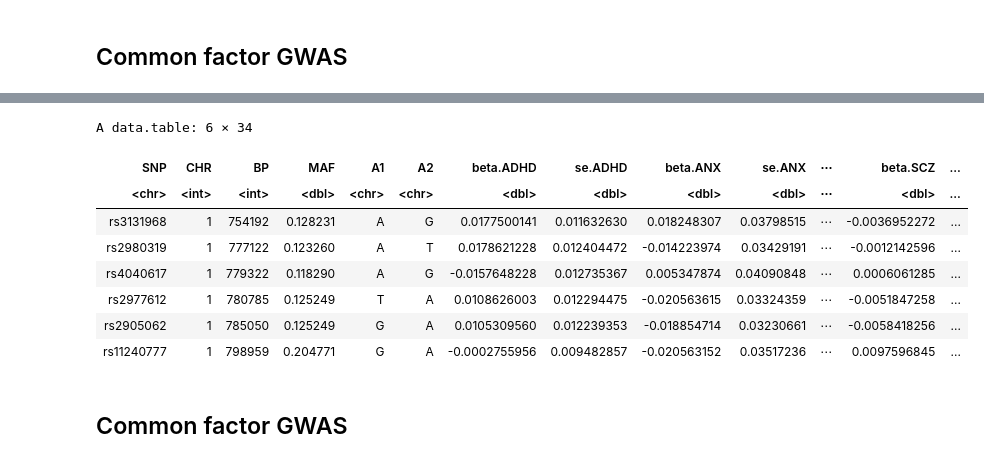
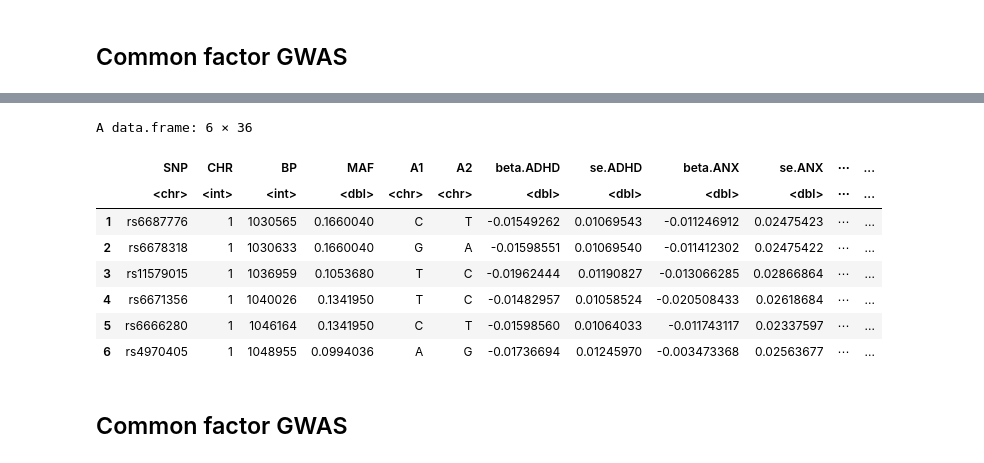
Before and after one commit to wilcas/sex_specific_mQTL, a Jupyter notebook: delahaye_mQTL_analyses/genomic_SEM.ipynb, the cells around one changed output, grey strips where cells are left out. Cells and saved outputs as stored; diff of their text form; code cells hidden in the pictures.

```diff
--- a/delahaye_mQTL_analyses/genomic_SEM.ipynb
+++ b/delahaye_mQTL_analyses/genomic_SEM.ipynb
@@ -34,6 +34,7 @@ Warning message:
 # %%
 sumstat_files <-c("/scratch/st-dennisjk-1/wcasazza/tmp_GWAS/pgc_sumstats/adhd_jul2017.gz",
             "/scratch/st-dennisjk-1/wcasazza/tmp_GWAS/pgc_sumstats/anxiety.meta.full.cc.tbl.gz",
+            "/scratch/st-dennisjk-1/wcasazza/tmp_GWAS/pgc_sumstats/pgcAN2.2019-07.vcf.tsv.gz",
             "/scratch/st-dennisjk-1/wcasazza/tmp_GWAS/pgc_sumstats/AUDIT_UKB_2018_AJP_fixed.txt.gz",
             "/scratch/st-dennisjk-1/wcasazza/tmp_GWAS/pgc_sumstats/Cannabis_ICC_23andmetop_UKB_het_fixed.txt.gz",
             "/scratch/st-dennisjk-1/wcasazza/tmp_GWAS/pgc_sumstats/iPSYCH-PGC_ASD_Nov2017.gz",
@@ -47,8 +48,11 @@ sumstat_files <-c("/scratch/st-dennisjk-1/wcasazza/tmp_GWAS/pgc_sumstats/adhd_ju
             "/scratch/st-dennisjk-1/wcasazza/tmp_GWAS/pgc_sumstats/pts_all_freeze2_overall.results.gz",
             "/scratch/st-dennisjk-1/wcasazza/tmp_GWAS/pgc_sumstats/opioid-exposed_vs._opioid-unexposed_controls_in_the_trans-ancestry_meta-analysis_fixed.gz"
 )
-sample_sizes <-c(55374,17310,141932,184765,46351,9725,34556,198882,500199,161405,74053,14307,64357,8592)
-trait_names <- c("ADHD", "ANX", "AUDIT","CUD","ASD","OCD","ALC","BIP","MDD","SCZ","TAG_CPD","TS","PTSD","OD")
-# munge(sumstat_files,hm3 = "/scratch/st-dennisjk-1/wcasazza/w_hm3.snplist",N=sample_sizes,trait.names = trait_names)
+sample_sizes <-c(55374,17310,72517,141932,184765,46351,9725,34556,198882,500199,161405,74053,14307,64357,8592)
+trait_names <- c("ADHD","ANX","AN","AUDIT","CUD","ASD","OCD","ALC","BIP","MDD","SCZ","TAG_CPD","TS","PTSD","OD")
+sample_prev <- c(0.36,0.33,0.23,NA,0.30,0.40,0.28,0.33,0.15,0.34,0.42,NA,0.34,0.15,0.52)#Sample prevalence
+population_prev <-c(0.094,0.19,0.006,NA,0.16,0.019,0.012,0.053,0.028,0.071,0.0075,NA,0.0089,0.068,0.011) #Population prevalence
+
+#munge(sumstat_files,hm3 = "/scratch/st-dennisjk-1/wcasazza/w_hm3.snplist",N=sample_sizes,trait.names = trait_names)
 # %% [markdown]
 ## Compute covariances using multivariate LDSC
@@ -57,8 +61,8 @@ Combined vs sex-biased. **RERUN WITH STAND ARGUMENT TO GET GENETIC CORRELATION**
 traits <- paste0(trait_names,".sumstats.gz")
 # dir("/scratch/st-dennisjk-1/wcasazza/tmp_GWAS/pgc_formatted_sumstats",pattern = "(ASD_Nov|depression|tag|adhd_jul|AUDIT|bip|SCZ|TS|ocd|anxiety.meta.full.cc|Cannabis_ICC|pgc_alcdep.trans).*.gz",full.names = TRUE)# filter these
 # paste0('"',traits,'"', collapse=",")
-sample_prev <- c(0.36, 0.33, NA,0.30,0.40,0.28,0.33,0.15,0.34,0.42,NA,0.34,0.15,0.52)#Sample prevalence
-population_prev <-c(0.094,0.19,NA,0.16,0.019,0.012,0.053,0.028,0.071,0.0075,NA,0.0089,0.068,0.011) #Population prevalence
+sample_prev <- c(0.36,0.33,0.23,NA,0.30,0.40,0.28,0.33,0.15,0.34,0.42,NA,0.34,0.15,0.52)#Sample prevalence
+population_prev <-c(0.094,0.19,0.006,NA,0.16,0.019,0.012,0.053,0.028,0.071,0.0075,NA,0.0089,0.068,0.011) #Population prevalence
 ld <- "/scratch/st-dennisjk-1/wcasazza/1000G_phase3_ldsc/weights_1kg_common/"#non-partitioned ldscores dir
 wld <- "/scratch/st-dennisjk-1/wcasazza/1000G_phase3_ldsc/weights_1kg_common/"#unweighted ld scores dir, in tutorial is the same as above
 LDSCoutput <- ldsc(traits=traits, sample.prev=sample_prev, population.prev=population_prev, ld=ld, wld=wld, trait.names=trait_names)
@@ -95,6 +99,7 @@ List of 5
 ## Common factor GWAS
 # %%
 se_logit <- c(
+    T,
     T,
     T,
     F,
@@ -112,6 +117,7 @@ se_logit <- c(
 )
 
 ols <- c(
+    F,
     F,
     F,
     T,
@@ -141,8 +147,10 @@ linprob <- c(
     F,
     F,
     F,
+    F,
     T
 )
+
 p_sumstats <-sumstats(
     files=sumstat_files,
     ref="../../reference.1000G.maf.0.005.txt",
@@ -156,7 +164,7 @@ p_sumstats <-sumstats(
     maf.filter=0.01,
     keep.indel=FALSE,
     parallel=T,
-    cores=8)
+    cores=16)
 # %% [output]
 [1] "Please note that the files should be in the same order that they were listed for the ldsc function."
 [1] "Reading in reference file"
@@ -168,21 +176,21 @@ p_sumstats <-sumstats(
 [1] "Please check the log files to ensure that all columns were interpreted correctly and no warnings were issued for any of the summary statistics files."
 # %%
-if(!file.exists("common_factor_sumstats_14_traits.txt.gz")){
-    fwrite(p_sumstats,"common_factor_sumstats_14_traits.txt.gz",sep='\t',quote=F,row.names=F)
+if(!file.exists("common_factor_sumstats_15_traits.txt.gz")){
+    fwrite(p_sumstats,"common_factor_sumstats_15_traits.txt.gz",sep='\t',quote=F,row.names=F)
 }else{
-    p_sumstats <- fread("common_factor_sumstats_14_traits.txt.gz")
+    p_sumstats <- fread("common_factor_sumstats_15_traits.txt.gz")
 }
 head(p_sumstats)
 # %% [output]
-A data.table: 6 × 34
+A data.frame: 6 × 36
-| SNP | CHR | BP | MAF | A1 | A2 | beta.ADHD | se.ADHD | beta.ANX | se.ANX | ⋯ | beta.SCZ | ... |
-| <chr> | <int> | <int> | <dbl> | <chr> | <chr> | <dbl> | <dbl> | <dbl> | <dbl> | ⋯ | <dbl> | ... |
-| rs3131968 | 1 | 754192 | 0.128231 | A | G | 0.0177500141 | 0.011632630 | 0.018248307 | 0.03798515 | ⋯ | -0.0036952272 | ... |
-| rs2980319 | 1 | 777122 | 0.123260 | A | T | 0.0178621228 | 0.012404472 | -0.014223974 | 0.03429191 | ⋯ | -0.0012142596 | ... |
-| rs4040617 | 1 | 779322 | 0.118290 | A | G | -0.0157648228 | 0.012735367 | 0.005347874 | 0.04090848 | ⋯ | 0.0006061285 | ... |
-| rs2977612 | 1 | 780785 | 0.125249 | T | A | 0.0108626003 | 0.012294475 | -0.020563615 | 0.03324359 | ⋯ | -0.0051847258 | ... |
-| rs2905062 | 1 | 785050 | 0.125249 | G | A | 0.0105309560 | 0.012239353 | -0.018854714 | 0.03230661 | ⋯ | -0.0058418256 | ... |
-| rs11240777 | 1 | 798959 | 0.204771 | G | A | -0.0002755956 | 0.009482857 | -0.020563152 | 0.03517236 | ⋯ | 0.0097596845 | ... |
+|  | SNP | CHR | BP | MAF | A1 | A2 | beta.ADHD | se.ADHD | beta.ANX | se.ANX | ⋯ | ... |
+|  | <chr> | <int> | <int> | <dbl> | <chr> | <chr> | <dbl> | <dbl> | <dbl> | <dbl> | ⋯ | ... |
+| 1 | rs6687776 | 1 | 1030565 | 0.1660040 | C | T | -0.01549262 | 0.01069543 | -0.011246912 | 0.02475423 | ⋯ | ... |
+| 2 | rs6678318 | 1 | 1030633 | 0.1660040 | G | A | -0.01598551 | 0.01069540 | -0.011412302 | 0.02475422 | ⋯ | ... |
+| 3 | rs11579015 | 1 | 1036959 | 0.1053680 | T | C | -0.01962444 | 0.01190827 | -0.013066285 | 0.02866864 | ⋯ | ... |
+| 4 | rs6671356 | 1 | 1040026 | 0.1341950 | T | C | -0.01482957 | 0.01058524 | -0.020508433 | 0.02618684 | ⋯ | ... |
+| 5 | rs6666280 | 1 | 1046164 | 0.1341950 | C | T | -0.01598560 | 0.01064033 | -0.011743117 | 0.02337597 | ⋯ | ... |
+| 6 | rs4970405 | 1 | 1048955 | 0.0994036 | A | G | -0.01736694 | 0.01245970 | -0.003473368 | 0.02563677 | ⋯ | ... |
 # %% [markdown]
 ## Common factor GWAS
 # %%
```
Also changed, not shown: parts of 6 cells of this notebook, 7 other files.
